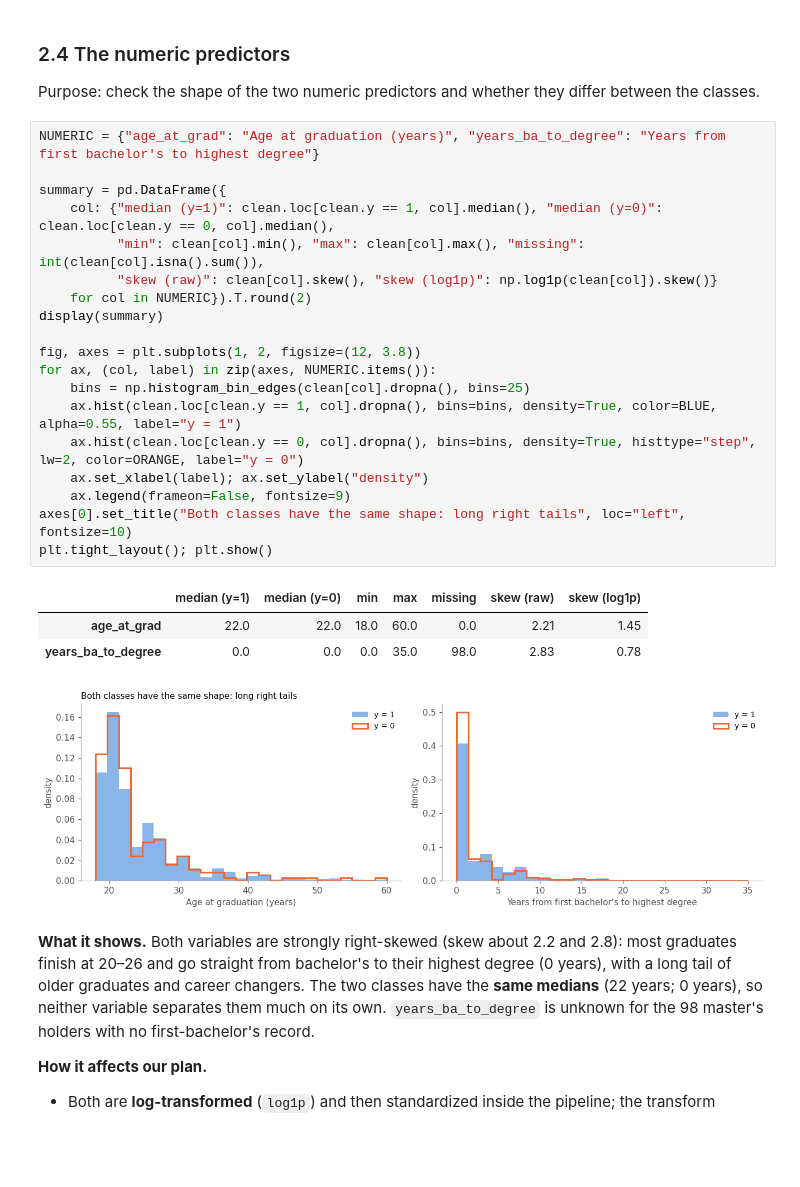
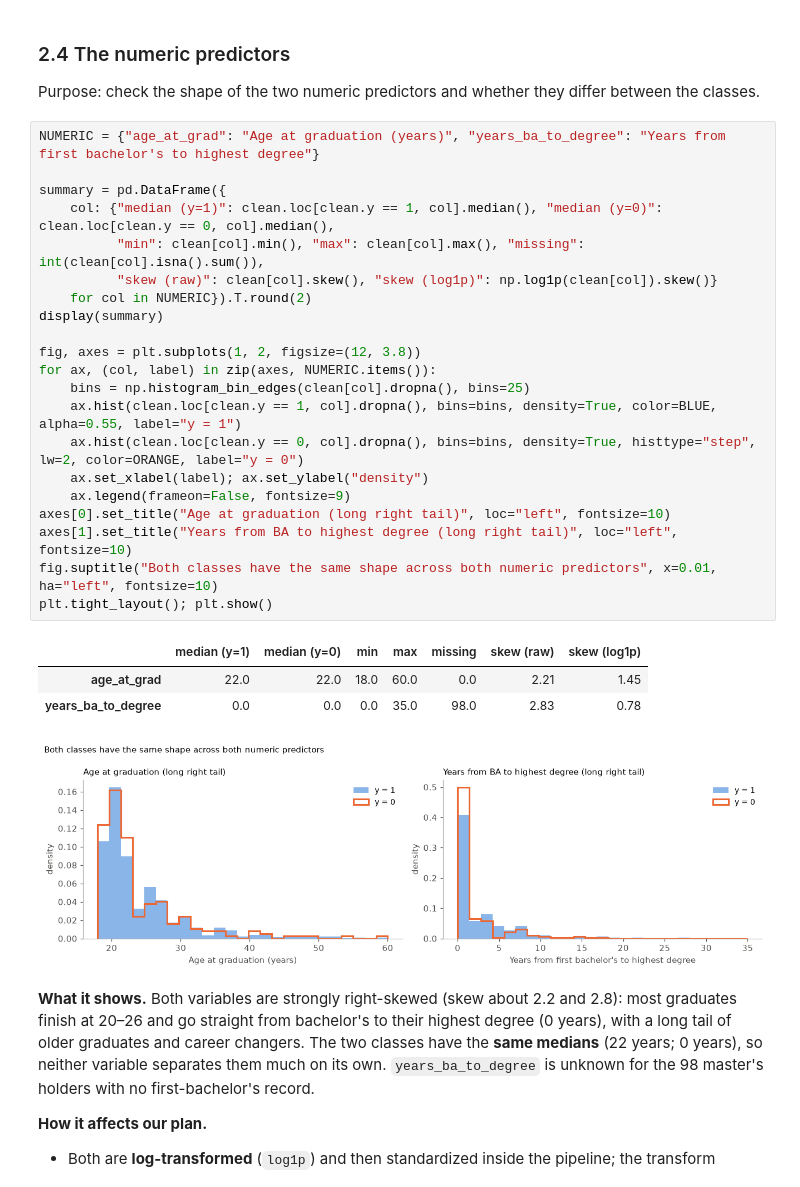
Before and after one commit to pejota81/csci109a, a Jupyter notebook: Milestone3_Group13.ipynb, the cells around one changed output. Cells and saved outputs as stored; diff of their text form; blank space fills up the shorter version.

```diff
--- a/Milestone3_Group13.ipynb
+++ b/Milestone3_Group13.ipynb
@@ -239,27 +243,29 @@ Purpose: check the shape of the two numeric predictors and whether they differ b
 # %%
 NUMERIC = {"age_at_grad": "Age at graduation (years)", "years_ba_to_degree": "Years from first bachelor's to highest degree"}
 
 summary = pd.DataFrame({
     col: {"median (y=1)": clean.loc[clean.y == 1, col].median(), "median (y=0)": clean.loc[clean.y == 0, col].median(),
           "min": clean[col].min(), "max": clean[col].max(), "missing": int(clean[col].isna().sum()),
           "skew (raw)": clean[col].skew(), "skew (log1p)": np.log1p(clean[col]).skew()}
     for col in NUMERIC}).T.round(2)
 display(summary)
 
 fig, axes = plt.subplots(1, 2, figsize=(12, 3.8))
 for ax, (col, label) in zip(axes, NUMERIC.items()):
     bins = np.histogram_bin_edges(clean[col].dropna(), bins=25)
     ax.hist(clean.loc[clean.y == 1, col].dropna(), bins=bins, density=True, color=BLUE, alpha=0.55, label="y = 1")
     ax.hist(clean.loc[clean.y == 0, col].dropna(), bins=bins, density=True, histtype="step", lw=2, color=ORANGE, label="y = 0")
     ax.set_xlabel(label); ax.set_ylabel("density")
     ax.legend(frameon=False, fontsize=9)
-axes[0].set_title("Both classes have the same shape: long right tails", loc="left", fontsize=10)
+axes[0].set_title("Age at graduation (long right tail)", loc="left", fontsize=10)
+axes[1].set_title("Years from BA to highest degree (long right tail)", loc="left", fontsize=10)
+fig.suptitle("Both classes have the same shape across both numeric predictors", x=0.01, ha="left", fontsize=10)
 plt.tight_layout(); plt.show()
 # %% [output]
 |  | median (y=1) | median (y=0) | min | max | missing | skew (raw) | skew (log1p) |
 | age_at_grad | 22.0 | 22.0 | 18.0 | 60.0 | 0.0 | 2.21 | 1.45 |
 | years_ba_to_degree | 0.0 | 0.0 | 0.0 | 35.0 | 98.0 | 2.83 | 0.78 |
-[figure, old version]
+[figure, new version]
 # %% [markdown]
 **What it shows.** Both variables are strongly right-skewed (skew about 2.2 and 2.8): most graduates finish at 20–26 and go straight from bachelor's to their highest degree (0 years), with a long tail of older graduates and career changers. The two classes have the **same medians** (22 years; 0 years), so neither variable separates them much on its own. `years_ba_to_degree` is unknown for the 98 master's holders with no first-bachelor's record.
 
```
Also changed, not shown: parts of 11 cells of this notebook.
